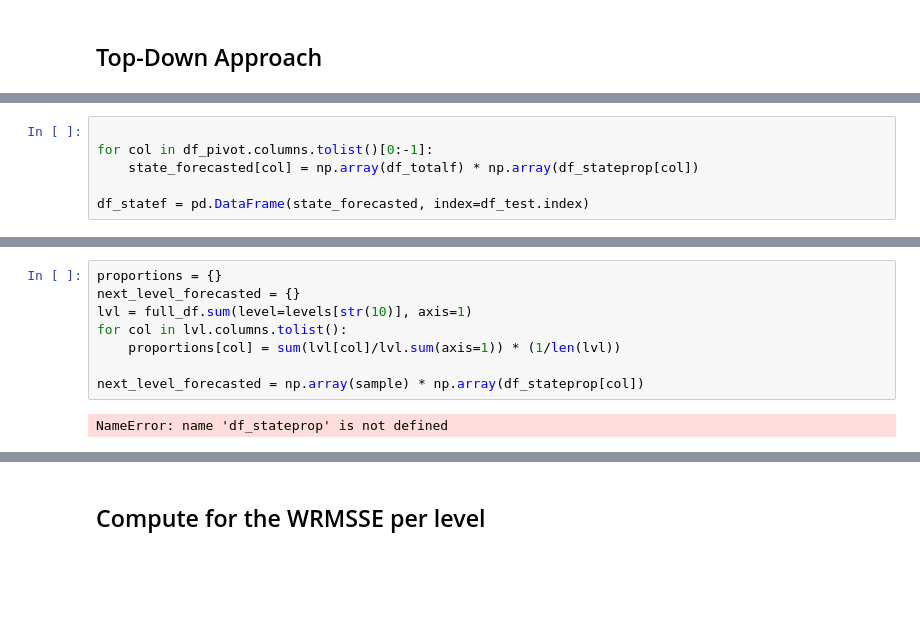
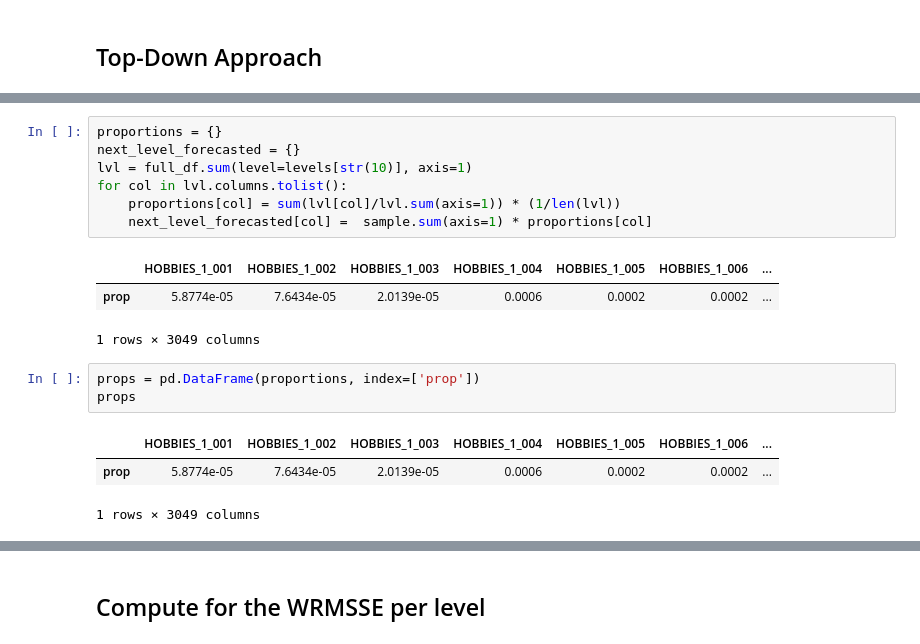
Before and after one commit to adrianemikko/tsa2021-m5, a Jupyter notebook: jgq_scratch.ipynb, the cells around one changed output, grey strips where cells are left out. Drawn from its saved outputs; the diff is of its cells as text; blank space fills up the shorter version.

```diff
--- a/jgq_scratch.ipynb
+++ b/jgq_scratch.ipynb
@@ -276,6 +250,0 @@ def compute_topdown(df_full, df_pred, level, approach='AHP'):
-# %%
-
-for col in df_pivot.columns.tolist()[0:-1]:
-    state_forecasted[col] = np.array(df_totalf) * np.array(df_stateprop[col])
-
-df_statef = pd.DataFrame(state_forecasted, index=df_test.index)
@@ -284,10 +308,18 @@ df_statef = pd.DataFrame(state_forecasted, index=df_test.index)
 # %%
 proportions = {}
 next_level_forecasted = {}
 lvl = full_df.sum(level=levels[str(10)], axis=1)
 for col in lvl.columns.tolist():
     proportions[col] = sum(lvl[col]/lvl.sum(axis=1)) * (1/len(lvl))
-
-next_level_forecasted = np.array(sample) * np.array(df_stateprop[col])
+    next_level_forecasted[col] =  sample.sum(axis=1) * proportions[col]
 # %% [output]
+|  | HOBBIES_1_001 | HOBBIES_1_002 | HOBBIES_1_003 | HOBBIES_1_004 | HOBBIES_1_005 | HOBBIES_1_006 | ... |
+| prop | 5.8774e-05 | 7.6434e-05 | 2.0139e-05 | 0.0006 | 0.0002 | 0.0002 | ... |
-NameError: name 'df_stateprop' is not defined
+1 rows × 3049 columns
+# %%
+props = pd.DataFrame(proportions, index=['prop'])
+props
+# %% [output]
+|  | HOBBIES_1_001 | HOBBIES_1_002 | HOBBIES_1_003 | HOBBIES_1_004 | HOBBIES_1_005 | HOBBIES_1_006 | ... |
+| prop | 5.8774e-05 | 7.6434e-05 | 2.0139e-05 | 0.0006 | 0.0002 | 0.0002 | ... |
+1 rows × 3049 columns
```
Also changed, not shown: parts of 7 cells of this notebook.
